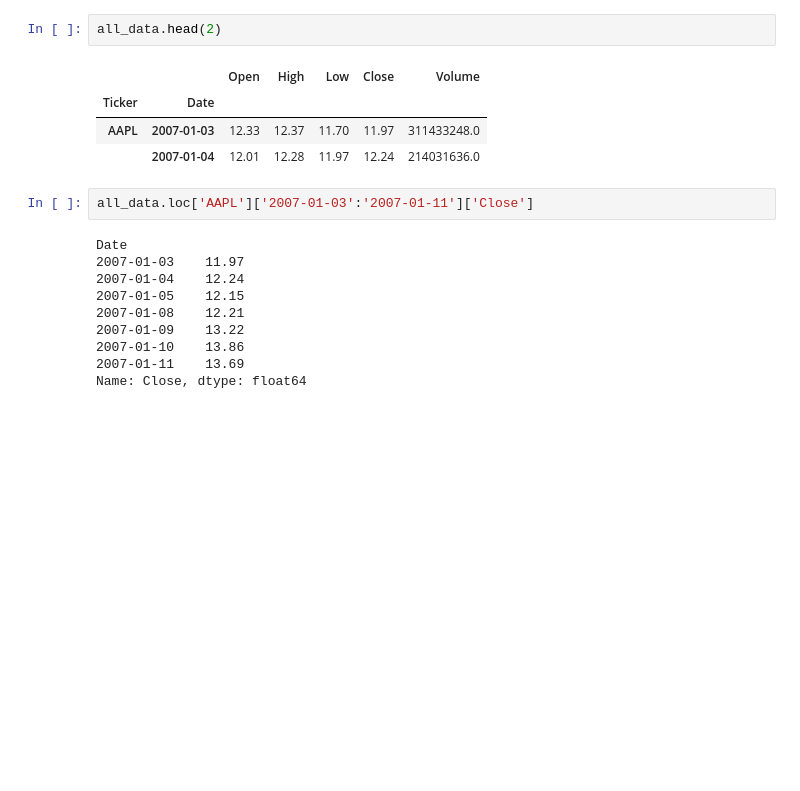
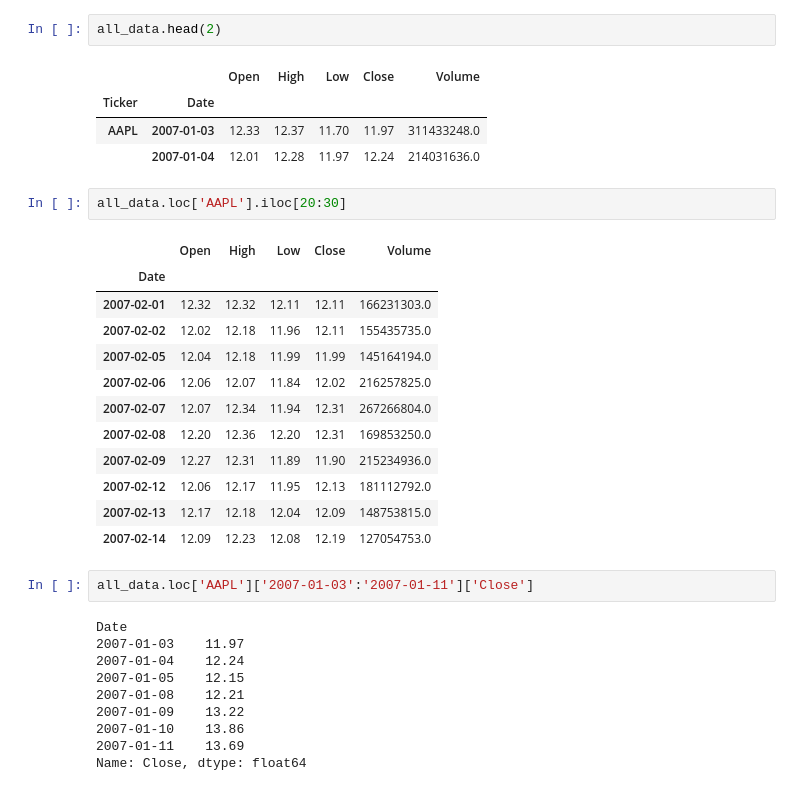
Before and after one commit to minimalgeek/DeepLearning, a Jupyter notebook: Stock/notebooks/00_sandbox.ipynb, the cells around one changed output. Cells and saved outputs as stored; diff of their text form; blank space fills up the shorter version.

```diff
--- a/Stock/notebooks/00_sandbox.ipynb
+++ b/Stock/notebooks/00_sandbox.ipynb
@@ -20,6 +20,21 @@ all_data.head(2)
 | Ticker | Date |  |  |  |  |  |
 | AAPL | 2007-01-03 | 12.33 | 12.37 | 11.70 | 11.97 | 311433248.0 |
 |  | 2007-01-04 | 12.01 | 12.28 | 11.97 | 12.24 | 214031636.0 |
+# %%
+all_data.loc['AAPL'].iloc[20:30]
+# %% [output]
+|  | Open | High | Low | Close | Volume |
+| Date |  |  |  |  |  |
+| 2007-02-01 | 12.32 | 12.32 | 12.11 | 12.11 | 166231303.0 |
+| 2007-02-02 | 12.02 | 12.18 | 11.96 | 12.11 | 155435735.0 |
+| 2007-02-05 | 12.04 | 12.18 | 11.99 | 11.99 | 145164194.0 |
+| 2007-02-06 | 12.06 | 12.07 | 11.84 | 12.02 | 216257825.0 |
+| 2007-02-07 | 12.07 | 12.34 | 11.94 | 12.31 | 267266804.0 |
+| 2007-02-08 | 12.20 | 12.36 | 12.20 | 12.31 | 169853250.0 |
+| 2007-02-09 | 12.27 | 12.31 | 11.89 | 11.90 | 215234936.0 |
+| 2007-02-12 | 12.06 | 12.17 | 11.95 | 12.13 | 181112792.0 |
+| 2007-02-13 | 12.17 | 12.18 | 12.04 | 12.09 | 148753815.0 |
+| 2007-02-14 | 12.09 | 12.23 | 12.08 | 12.19 | 127054753.0 |
 # %%
 all_data.loc['AAPL']['2007-01-03':'2007-01-11']['Close']
 # %% [output]
```
Also changed, not shown: 6 other files.
